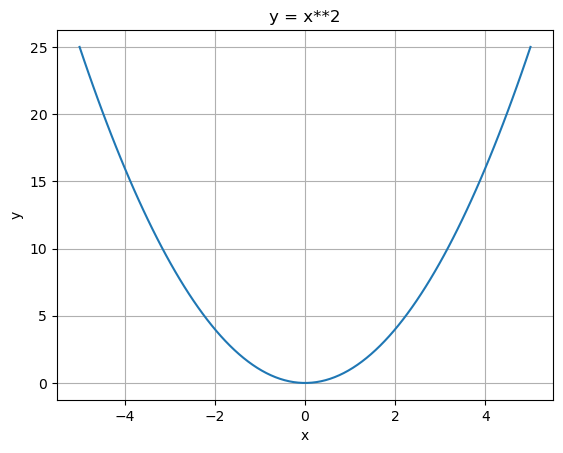
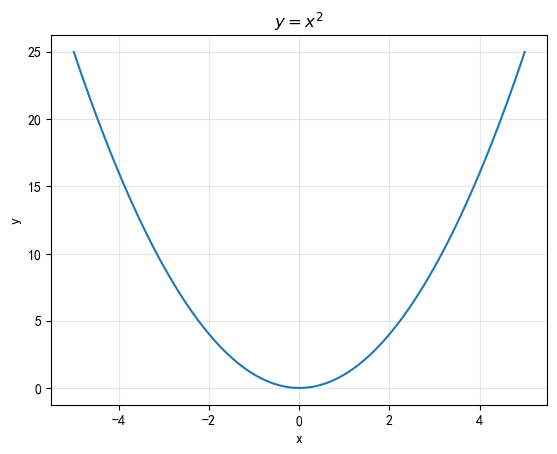
The notebook cell's code change between the first figure and the second:
--- before
+++ after
@@ -3,4 +3,7 @@
 import numpy as np
 import matplotlib.pyplot as plt
+
+plt.rcParams["font.sans-serif"] = ["SimHei"]
+plt.rcParams["axes.unicode_minus"] = False
 
 # 生成 x 轴数据：从 -5 到 5 取 100 个点
@@ -14,10 +17,10 @@
 
 # 加标题和坐标值标签
-plt.title("y = x**2")
+plt.title("$y = x^2$")
 plt.xlabel("x")
 plt.ylabel("y")
 
 # 显示网格
-plt.grid(True)
+plt.grid(True,alpha=0.3)
 
 # 展示图形

Commit: 第六天：项目周报